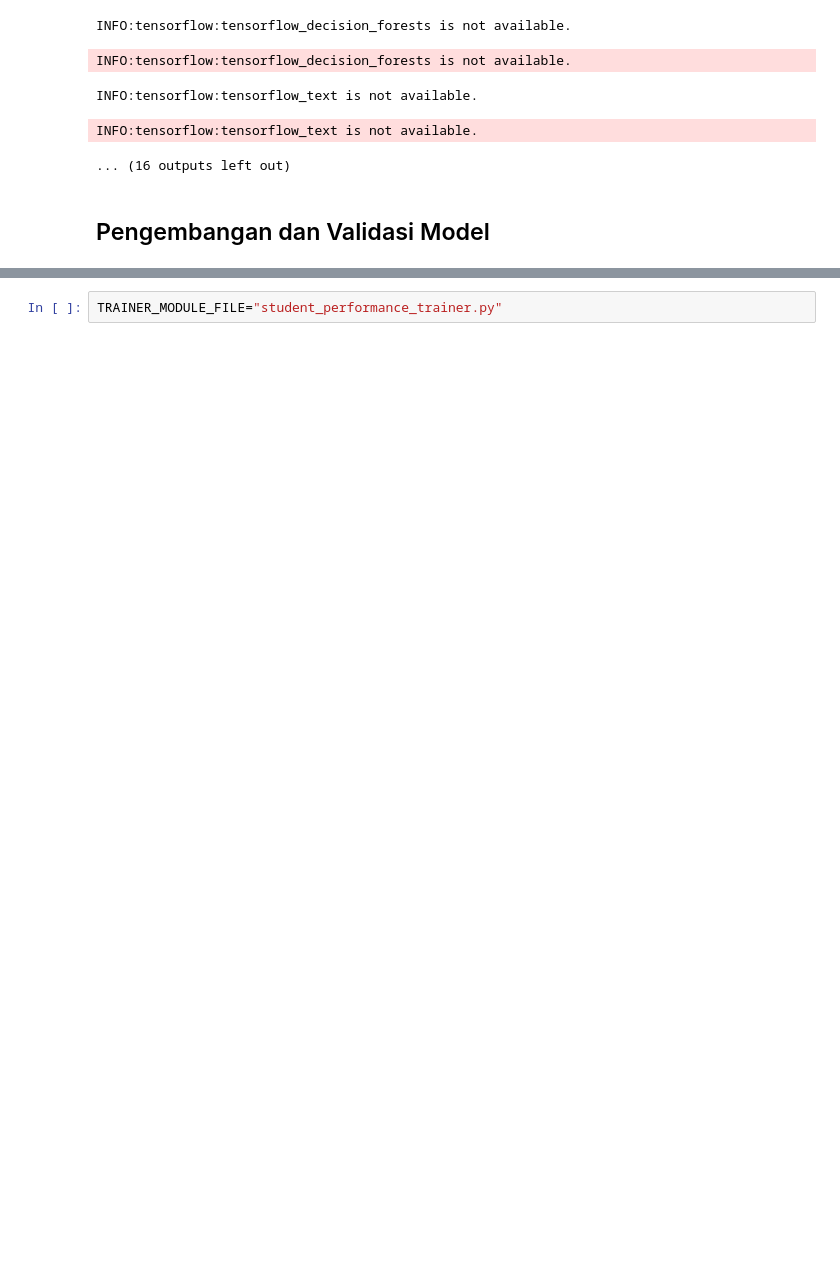
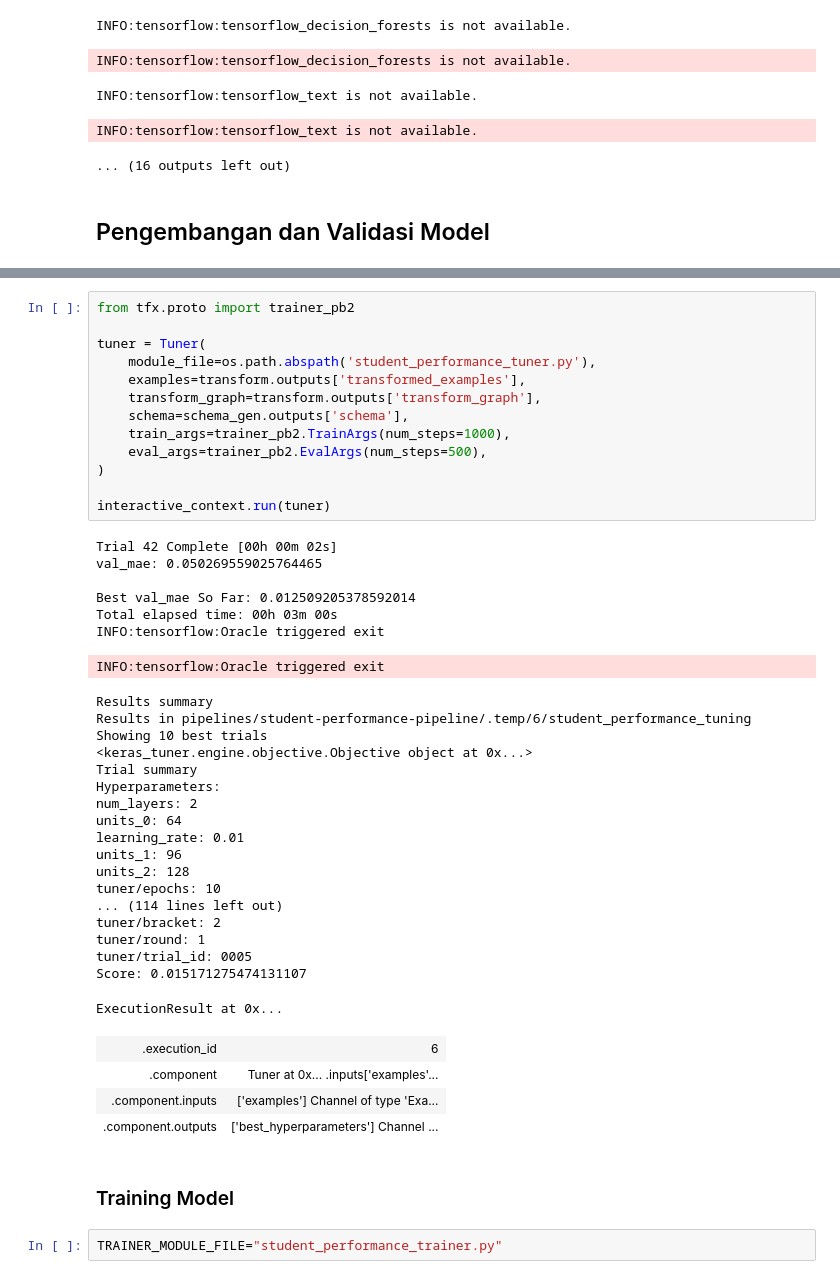
Before and after one commit to akhmad-ardi/ML_Predict_Student_Performance, a Jupyter notebook: notebook.ipynb, the cells around one changed output, grey strips where cells are left out. Drawn from its saved outputs; the diff is of its cells as text; blank space fills up the shorter version.

Commit message:
feat:create tuner for best hyperparameter

```diff
--- a/notebook.ipynb
+++ b/notebook.ipynb
@@ -232,3 +355,48 @@ INFO:tensorflow:tensorflow_text is not available.
+# %%
+from tfx.proto import trainer_pb2
+
+tuner = Tuner(
+    module_file=os.path.abspath('student_performance_tuner.py'),
+    examples=transform.outputs['transformed_examples'],
+    transform_graph=transform.outputs['transform_graph'],
+    schema=schema_gen.outputs['schema'],
+    train_args=trainer_pb2.TrainArgs(num_steps=1000),
+    eval_args=trainer_pb2.EvalArgs(num_steps=500),
+)
+
+interactive_context.run(tuner)
+# %% [output]
+Trial 42 Complete [00h 00m 02s]
+val_mae: 0.050269559025764465
+
+Best val_mae So Far: 0.012509205378592014
+Total elapsed time: 00h 03m 00s
+INFO:tensorflow:Oracle triggered exit
+INFO:tensorflow:Oracle triggered exit
+Results summary
+Results in pipelines/student-performance-pipeline/.temp/6/student_performance_tuning
+Showing 10 best trials
+<keras_tuner.engine.objective.Objective object at 0x...>
+Trial summary
+Hyperparameters:
+num_layers: 2
+units_0: 64
+learning_rate: 0.01
+units_1: 96
+units_2: 128
+tuner/epochs: 10
+... (114 lines left out)
+tuner/bracket: 2
+tuner/round: 1
+tuner/trial_id: 0005
+Score: 0.015171275474131107
+ExecutionResult at 0x...
+| .execution_id | 6 |
+| .component | Tuner at 0x... .inputs['examples'... |
+| .component.inputs | ['examples'] Channel of type 'Exa... |
+| .component.outputs | ['best_hyperparameters'] Channel ... |
+# %% [markdown]
+### Training Model
 # %%
 TRAINER_MODULE_FILE="student_performance_trainer.py"
 # %%
```
Also changed, not shown: parts of 15 cells of this notebook, 2 other files.
